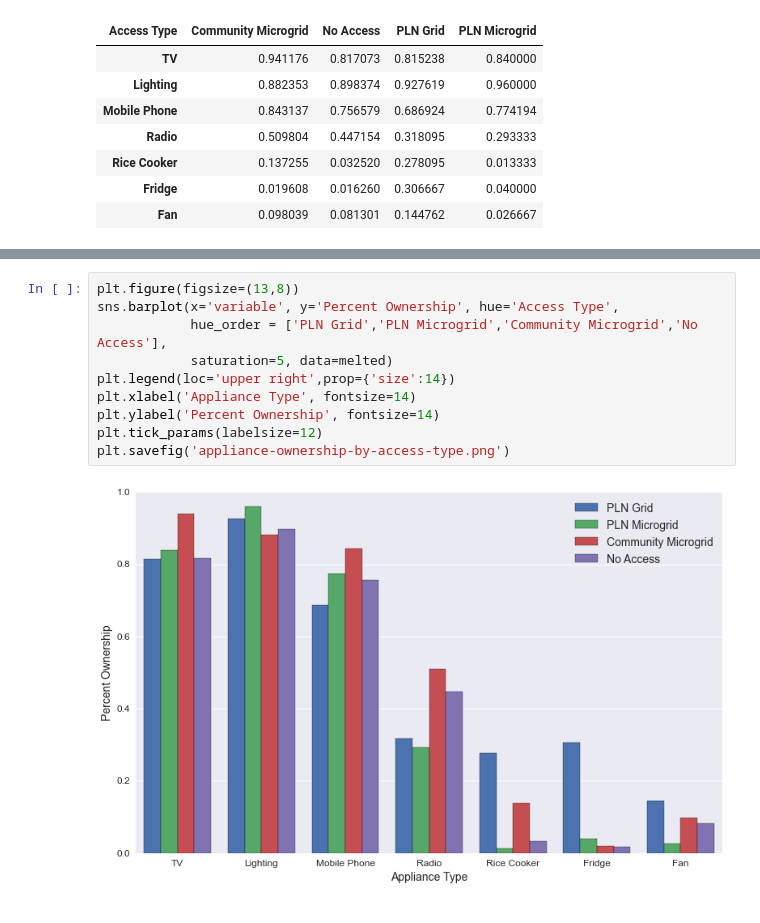
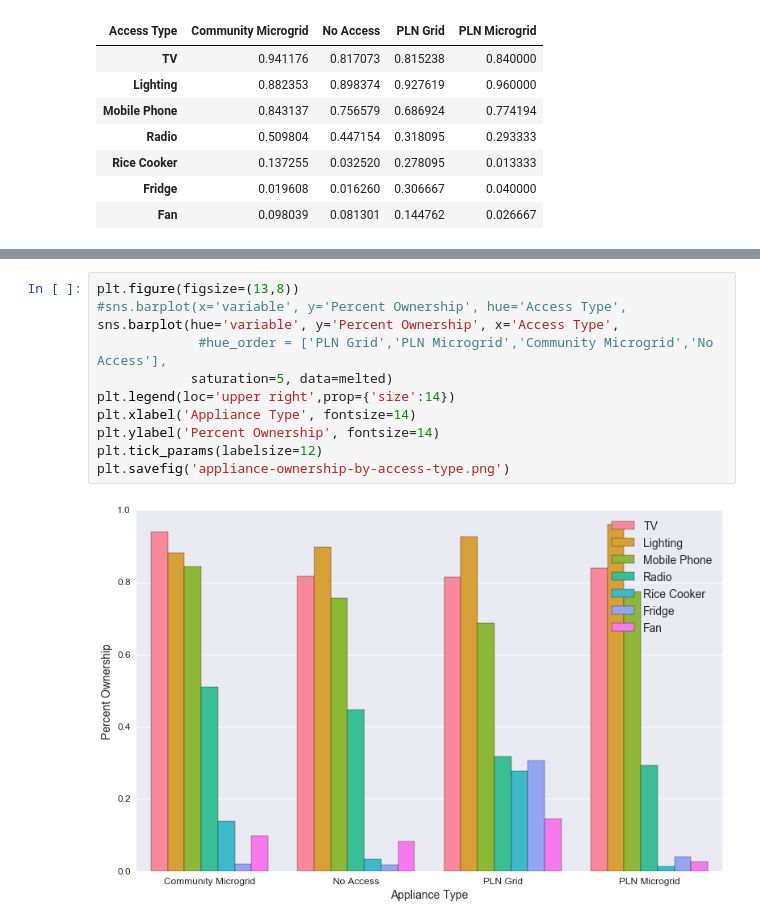
Before and after one commit to mattrosi/WP17, a Jupyter notebook: figures/appliance-ownership-by-access-type.ipynb, the cells around one changed output, grey strips where cells are left out. Saved outputs shown, nothing was run; the diff lists cells and outputs as text.

```diff
--- a/figures/appliance-ownership-by-access-type.ipynb
+++ b/figures/appliance-ownership-by-access-type.ipynb
@@ -60,12 +68,13 @@ melted = pd.melt(analyzed,
 # %%
 plt.figure(figsize=(13,8))
-sns.barplot(x='variable', y='Percent Ownership', hue='Access Type',
-            hue_order = ['PLN Grid','PLN Microgrid','Community Microgrid','No Access'],
+#sns.barplot(x='variable', y='Percent Ownership', hue='Access Type',
+sns.barplot(hue='variable', y='Percent Ownership', x='Access Type',
+             #hue_order = ['PLN Grid','PLN Microgrid','Community Microgrid','No Access'],
             saturation=5, data=melted)
 plt.legend(loc='upper right',prop={'size':14})
 plt.xlabel('Appliance Type', fontsize=14)
 plt.ylabel('Percent Ownership', fontsize=14)
 plt.tick_params(labelsize=12)
 plt.savefig('appliance-ownership-by-access-type.png')
 # %% [output]
-[figure, old version]
+[figure, new version]
```
Also changed, not shown: parts of 1 cell of this notebook, 4 other files.
